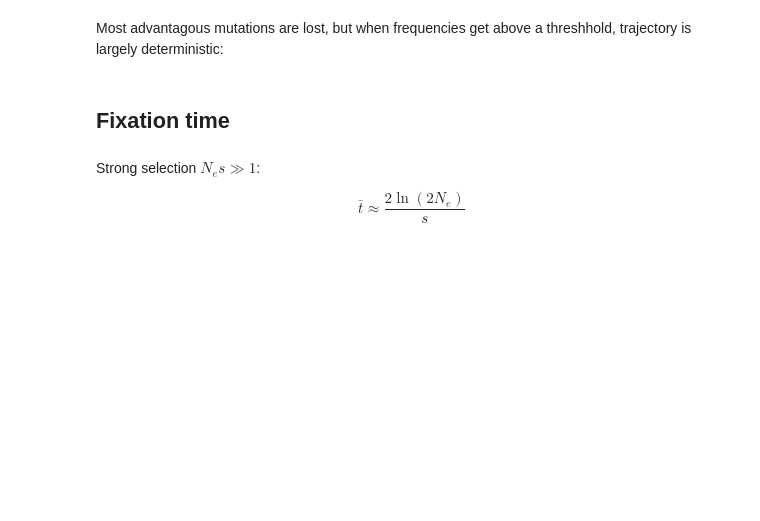
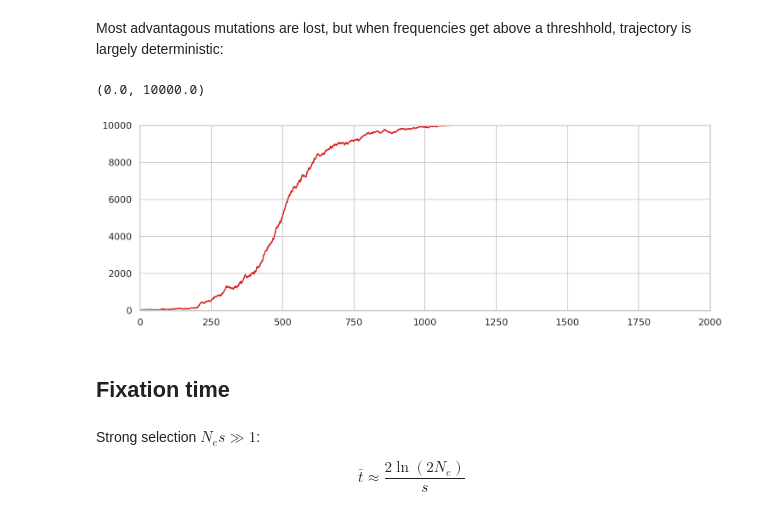
Before and after one commit to kaspermunch/PopulationGenomicsCourse, a Jupyter notebook: Notebooks/strong_selection.ipynb, the cells around one changed output. Cells and saved outputs as stored; diff of their text form; code cells hidden in the pictures; blank space fills up the shorter version.

```diff
--- a/Notebooks/strong_selection.ipynb
+++ b/Notebooks/strong_selection.ipynb
@@ -78,17 +76,19 @@ Most advantagous mutations are lost, but when frequencies get above a threshhold
 # %%
 # Number of alleles at onset of selection
 n = 10 # <- NB
 # Population size (total nr. of alleles)
 N = 10000
 # selection coeficient
 s = 0.01
 
 fig = plt.figure(figsize=(12, 4))
 for i in range(10):
     plt.plot(list(freq_trajectory(N, n=n, s=s)))
 plt.xlim(0, 2000)
 plt.ylim(0, 10000)
-mpld3.display(fig)
+# %% [output]
+(0.0, 10000.0)
+[figure, added]
 # %% [markdown]
 ## Fixation time
 # %% [markdown]
```
Also changed, not shown: parts of 4 cells of this notebook, 4 other files.
